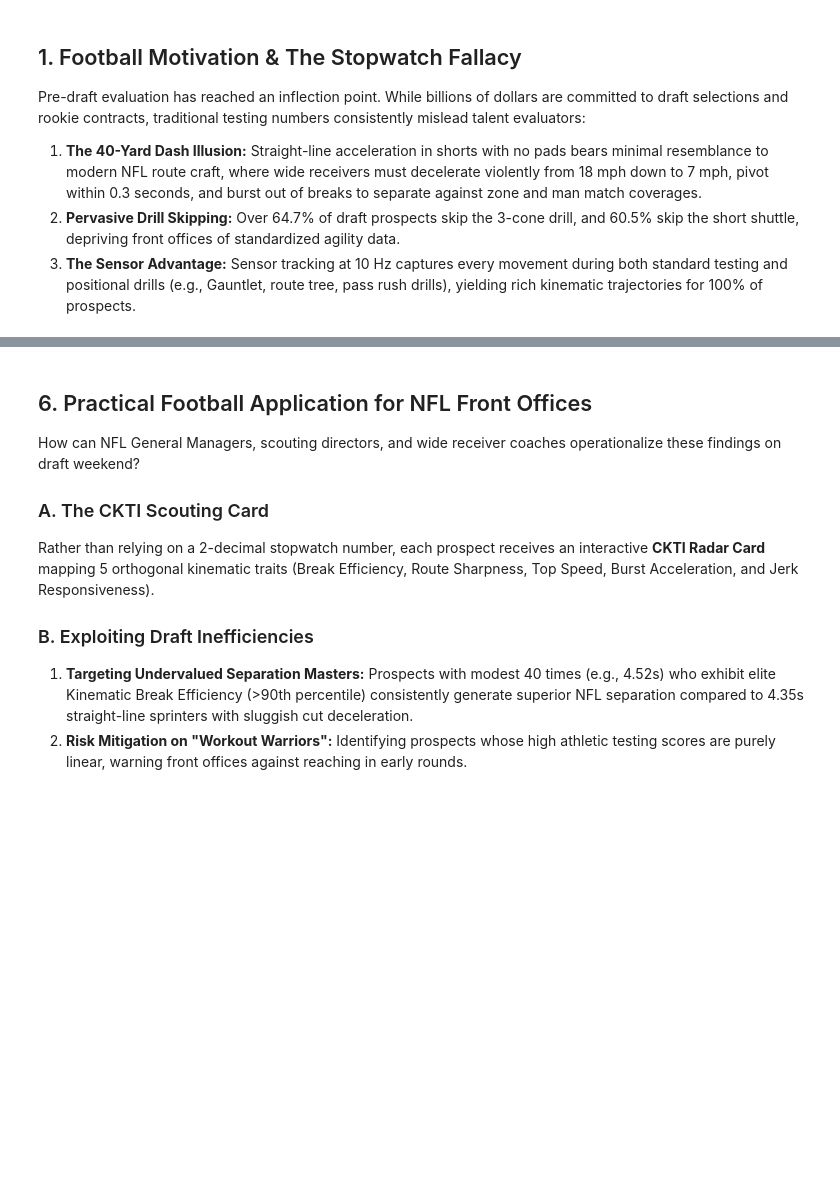
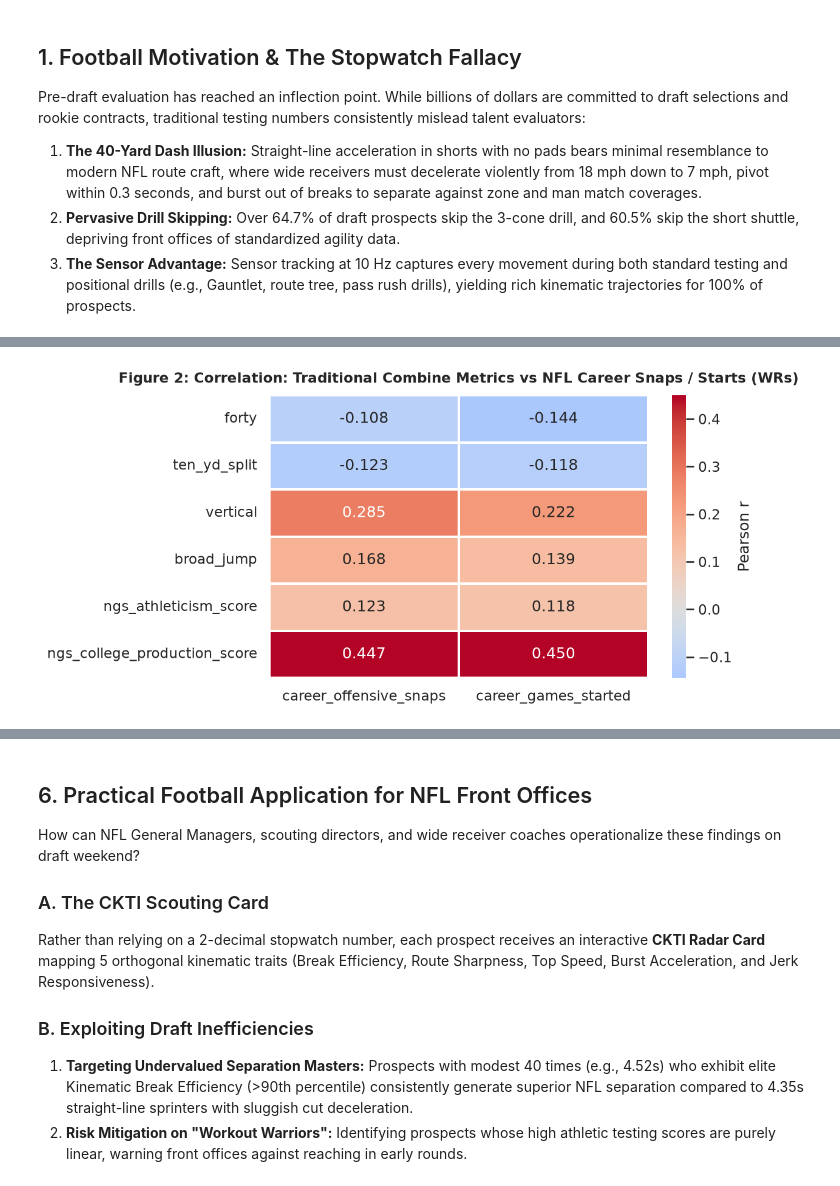
Before and after one commit to javier-hernaez/kaggle-portfolio, a Jupyter notebook: 09_nfl_big_data_bowl_2027/notebooks/nfl_big_data_bowl_2027_solution.ipynb, the cells around one changed output, grey strips where cells are left out. Drawn from its saved outputs; the diff is of its cells as text; code cells hidden in the pictures; blank space fills up the shorter version.

```diff
--- a/09_nfl_big_data_bowl_2027/notebooks/nfl_big_data_bowl_2027_solution.ipynb
+++ b/09_nfl_big_data_bowl_2027/notebooks/nfl_big_data_bowl_2027_solution.ipynb
@@ -46,3 +93,21 @@ display(Image(filename=str(IMG_PATH / "figure2_traditional_vs_nfl_correlation.pn
+# %%
+# Figure 2: Correlation Matrix of Traditional Metrics vs NFL Outcomes
+players = pd.read_csv(DATA_DIR / "players.csv")
+career = pd.read_csv(DATA_DIR / "player_career_successes.csv")
+merged_wr = players.merge(combine_results, on="nfl_id").merge(career, on="nfl_id")
+wr_df = merged_wr[merged_wr["nfl_position"] == "WR"].copy()
+
+trad_metrics = ["forty", "ten_yd_split", "vertical", "broad_jump", "ngs_athleticism_score", "ngs_college_production_score"]
+targets = ["career_offensive_snaps", "career_games_started"]
+corr_mat = wr_df[trad_metrics + targets].corr().loc[trad_metrics, targets]
+
+plt.figure(figsize=(8, 4), dpi=150)
+sns.heatmap(corr_mat, annot=True, fmt=".3f", cmap="coolwarm", center=0, cbar_kws={"label": "Pearson r"}, linewidths=1)
+plt.title("Figure 2: Correlation: Traditional Combine Metrics vs NFL Career Snaps / Starts (WRs)", fontsize=11, fontweight="bold", pad=10)
+plt.tight_layout()
+plt.show()
+# %% [output]
+[figure, added]
 # %% [markdown]
 ## 2. 10 Hz Kinematic Feature Formulation
 
```
Also changed, not shown: parts of 23 cells of this notebook, 12 other files.
